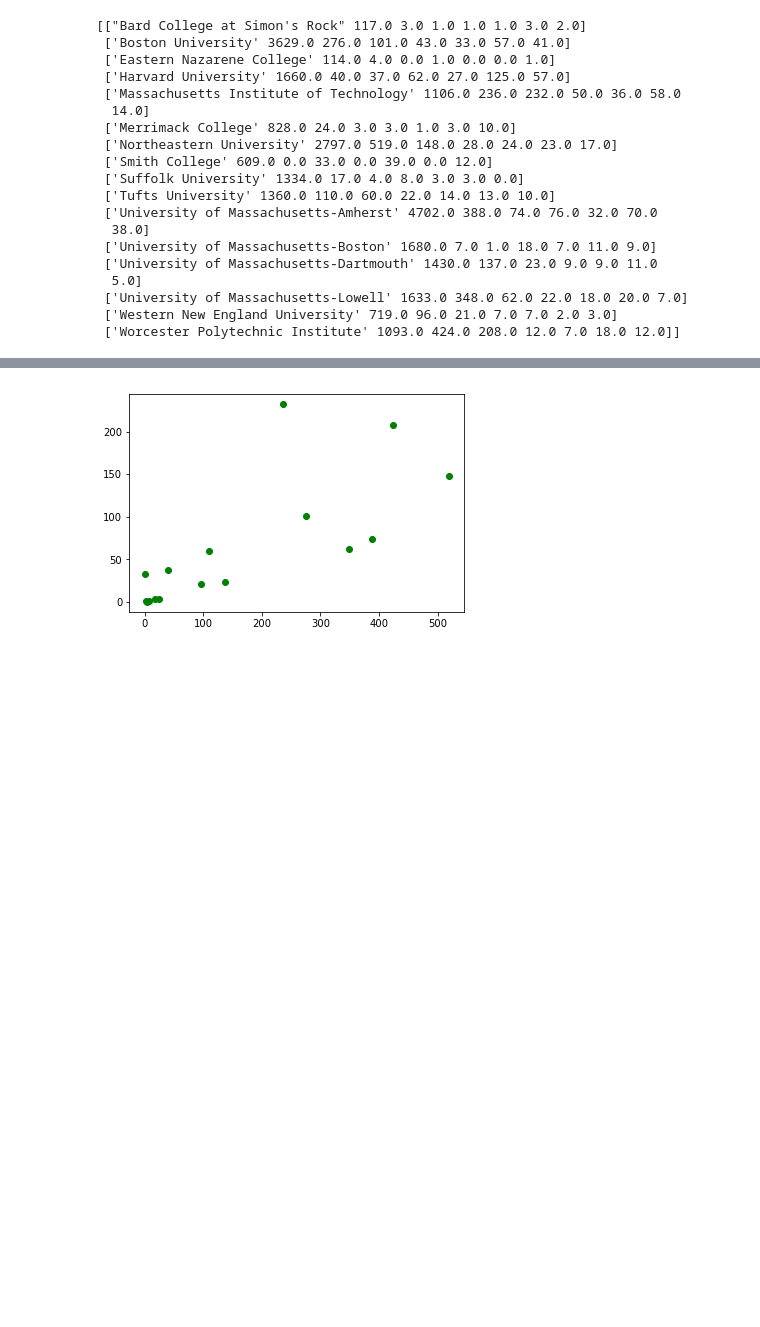
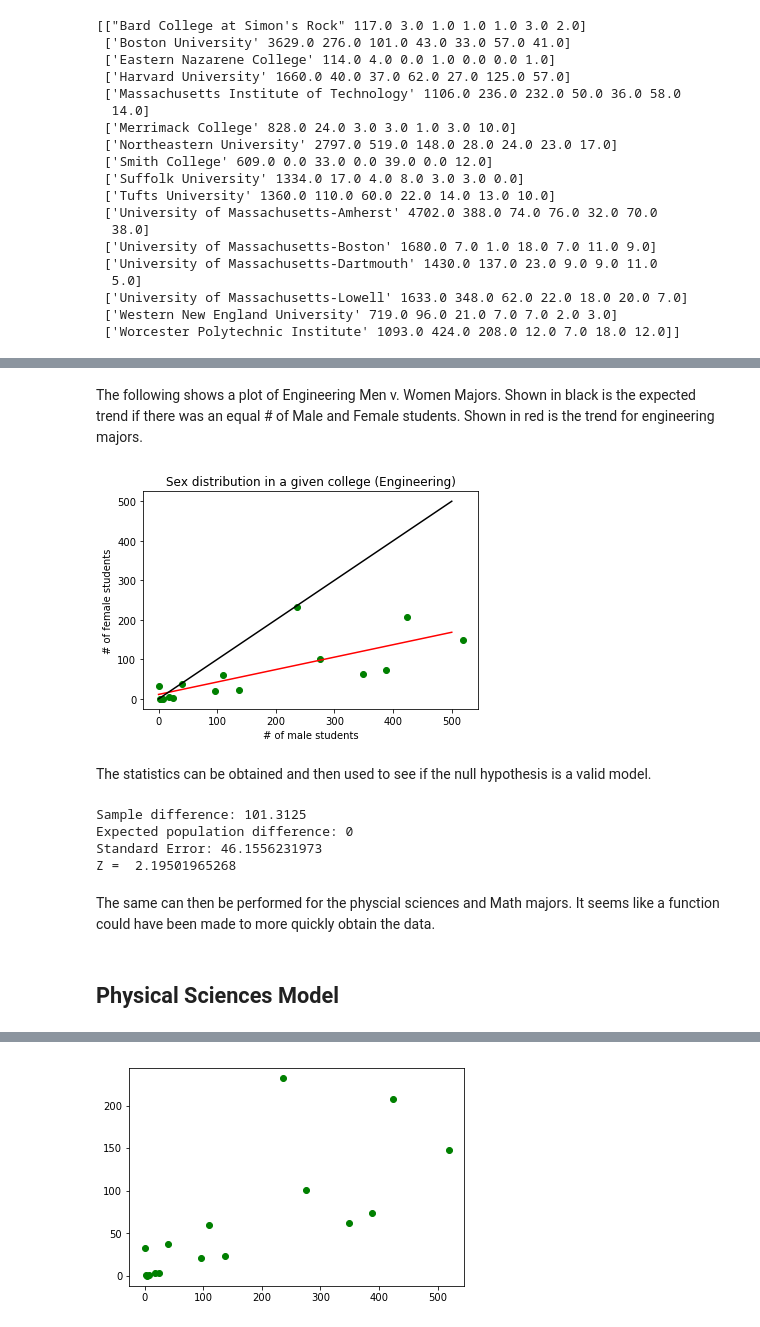
Before and after one commit to FMazzoni/bootcamp18, a Jupyter notebook: Active.ipynb, the cells around one changed output, grey strips where cells are left out. Saved outputs shown, nothing was run; the diff lists cells and outputs as text; code cells hidden in the pictures; blank space fills up the shorter version.

```diff
--- a/Active.ipynb
+++ b/Active.ipynb
@@ -88,0 +107,5 @@ tot_phys = 0
+# %%
+Major = Dataset[['Institution Name','Enrolled total (ADM2015_RV)',"Grand total men (C2016_A  First major  Engineering  Bachelor's degree)","Grand total women (C2016_A  First major  Engineering  Bachelor's degree)","Grand total men (C2016_A  First major  Physical Sciences  Bachelor's degree)","Grand total women (C2016_A  First major  Physical Sciences  Bachelor's degree)", "Grand total men (C2016_A  First major  Mathematics and Statistics  Bachelor's degree)","Grand total women (C2016_A  First major  Mathematics and Statistics  Bachelor's degree)"]]
+Major = Major.dropna()
+
+Major.head()
@@ -88,0 +123,9 @@ tot_phys = 0
+# %%
+d_m_engin = Major["Grand total men (C2016_A  First major  Engineering  Bachelor's degree)"]
+d_w_engin = Major["Grand total women (C2016_A  First major  Engineering  Bachelor's degree)"]
+
+
+engin_model = smf.ols(formula = 'd_w_engin ~ d_m_engin', data = Major)
+
+est = engin_model.fit()
+est.summary()
@@ -88,0 +150,61 @@ tot_phys = 0
+# %% [markdown]
+The following shows a plot of Engineering  Men v. Women Majors. Shown in black is the expected trend if there was an equal # of Male and Female students. Shown in red is the trend for engineering majors.
+# %%
+plt.scatter(d_m_engin, d_w_engin, color='green', marker='o')
+plt.title("Sex distribution in a given college (Engineering)")
+plt.xlabel('# of male students')
+plt.ylabel('# of female students')
+
+o_x = np.linspace(0,500,100) # 100 linearly spaced numbers
+o_y = 11.3304 + 0.3145*o_x
+plt.plot(o_x , o_y, color = 'red')
+
+
+p_x = o_x
+plt.plot(p_x , p_x, color = 'black')
+
+
+plt.show()
+# %% [output]
+[figure, added]
+# %% [markdown]
+The statistics can be obtained and then used to see if the null hypothesis is a valid model.
+# %%
+n_obs = len(d_w_engin)
+
+
+mean_w = np.mean(d_w_engin)
+std_w = np.std(d_w_engin)
+
+
+mean_m =  np.mean(d_m_engin)
+std_m = np.std(d_m_engin)
+
+
+obs_diff = np.abs( mean_w - mean_m )
+
+# Expected difference is that there is no difference
+#(testing null hypothesis)
+exp_diff = 0
+
+
+#vng = (sd_g**2/n_g)
+#vnb = (sd_b**2/n_b)
+std_err = np.sqrt( ((std_w**2)/n_obs) + ((std_m**2)/n_obs)   )
+
+z = (obs_diff - exp_diff)/std_err
+
+#print(mean_w)
+print('Sample difference:' , obs_diff)
+print('Expected population difference:' , exp_diff)
+print('Standard Error:' , std_err)
+print('Z = ' , z)
+# %% [output]
+Sample difference: 101.3125
+Expected population difference: 0
+Standard Error: 46.1556231973
+Z =  2.19501965268
+# %% [markdown]
+The same can then be performed for the physcial sciences and Math majors. It seems like a function could have been made to more quickly obtain the data.
+# %% [markdown]
+## Physical Sciences Model
```
Also changed, not shown: parts of 32 cells of this notebook.
